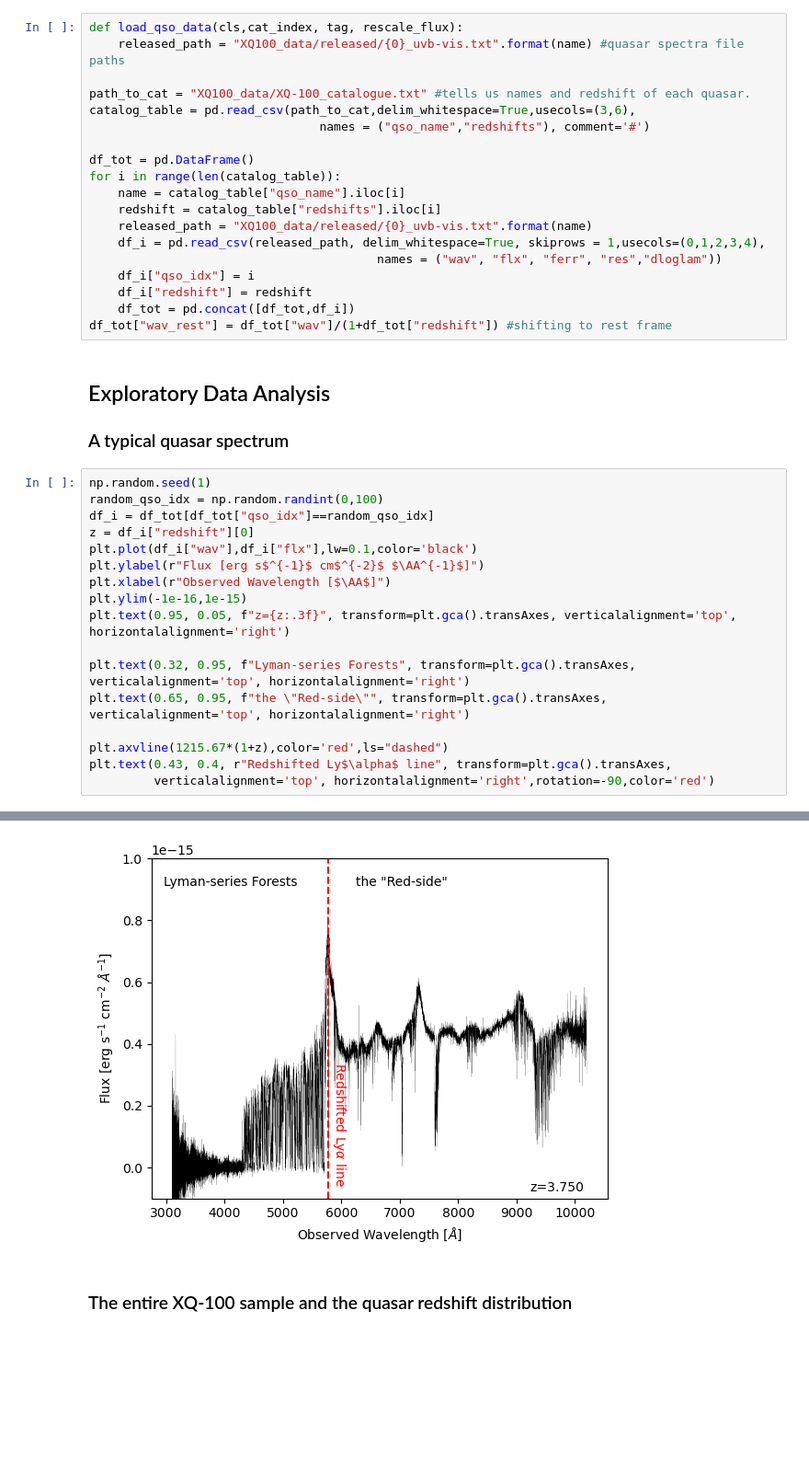
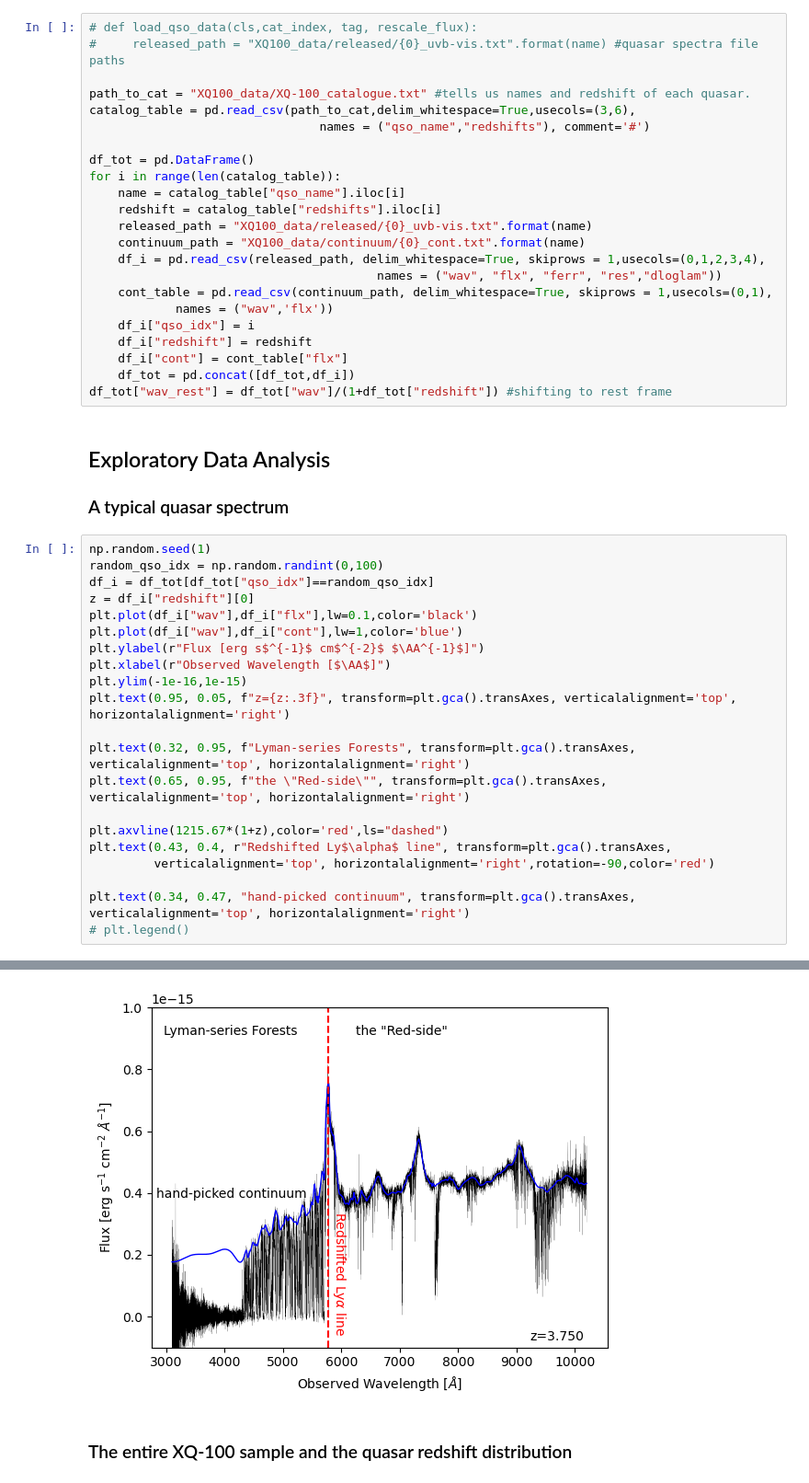
Before and after one commit to bayu-wilson/quasar_spectral_reconstruction_with_PCA, a Jupyter notebook: DimReductionAstroSpectra.ipynb, the cells around one changed output, grey strips where cells are left out. Shown at 92% size. Saved outputs shown, nothing was run; the diff lists cells and outputs as text; blank space fills up the shorter version.

```diff
--- a/DimReductionAstroSpectra.ipynb
+++ b/DimReductionAstroSpectra.ipynb
@@ -10,8 +10,8 @@ import numpy as np
 # %% [markdown]
 ## Loading XQ-100 quasar spectra
 # %%
-def load_qso_data(cls,cat_index, tag, rescale_flux):
-    released_path = "XQ100_data/released/{0}_uvb-vis.txt".format(name) #quasar spectra file paths
+# def load_qso_data(cls,cat_index, tag, rescale_flux):
+#     released_path = "XQ100_data/released/{0}_uvb-vis.txt".format(name) #quasar spectra file paths
 
 path_to_cat = "XQ100_data/XQ-100_catalogue.txt" #tells us names and redshift of each quasar.
 catalog_table = pd.read_csv(path_to_cat,delim_whitespace=True,usecols=(3,6),
@@ -22,10 +22,14 @@ for i in range(len(catalog_table)):
     name = catalog_table["qso_name"].iloc[i]
     redshift = catalog_table["redshifts"].iloc[i]
     released_path = "XQ100_data/released/{0}_uvb-vis.txt".format(name)
+    continuum_path = "XQ100_data/continuum/{0}_cont.txt".format(name)
     df_i = pd.read_csv(released_path, delim_whitespace=True, skiprows = 1,usecols=(0,1,2,3,4),
                                         names = ("wav", "flx", "ferr", "res","dloglam"))
+    cont_table = pd.read_csv(continuum_path, delim_whitespace=True, skiprows = 1,usecols=(0,1),
+            names = ("wav",'flx'))
     df_i["qso_idx"] = i
     df_i["redshift"] = redshift
+    df_i["cont"] = cont_table["flx"]
     df_tot = pd.concat([df_tot,df_i])
 df_tot["wav_rest"] = df_tot["wav"]/(1+df_tot["redshift"]) #shifting to rest frame
 # %% [markdown]
@@ -38,6 +42,7 @@ random_qso_idx = np.random.randint(0,100)
 df_i = df_tot[df_tot["qso_idx"]==random_qso_idx]
 z = df_i["redshift"][0]
 plt.plot(df_i["wav"],df_i["flx"],lw=0.1,color='black')
+plt.plot(df_i["wav"],df_i["cont"],lw=1,color='blue')
 plt.ylabel(r"Flux [erg s$^{-1}$ cm$^{-2}$ $\AA^{-1}$]")
 plt.xlabel(r"Observed Wavelength [$\AA$]")
 plt.ylim(-1e-16,1e-15)
@@ -49,4 +54,7 @@ plt.text(0.65, 0.95, f"the \"Red-side\"", transform=plt.gca().transAxes, vertica
 plt.axvline(1215.67*(1+z),color='red',ls="dashed")
 plt.text(0.43, 0.4, r"Redshifted Ly$\alpha$ line", transform=plt.gca().transAxes,
          verticalalignment='top', horizontalalignment='right',rotation=-90,color='red')
+
+plt.text(0.34, 0.47, "hand-picked continuum", transform=plt.gca().transAxes, verticalalignment='top', horizontalalignment='right')
+# plt.legend()
 # %% [output]
@@ -54,4 +62,4 @@ Text(0.43, 0.4, 'Redshifted Ly$\\alpha$ line')
-[figure, old version]
+[figure, new version]
 # %% [markdown]
 ### The entire XQ-100 sample and the quasar redshift distribution
 # %%
```
Also changed, not shown: parts of 9 cells of this notebook.
